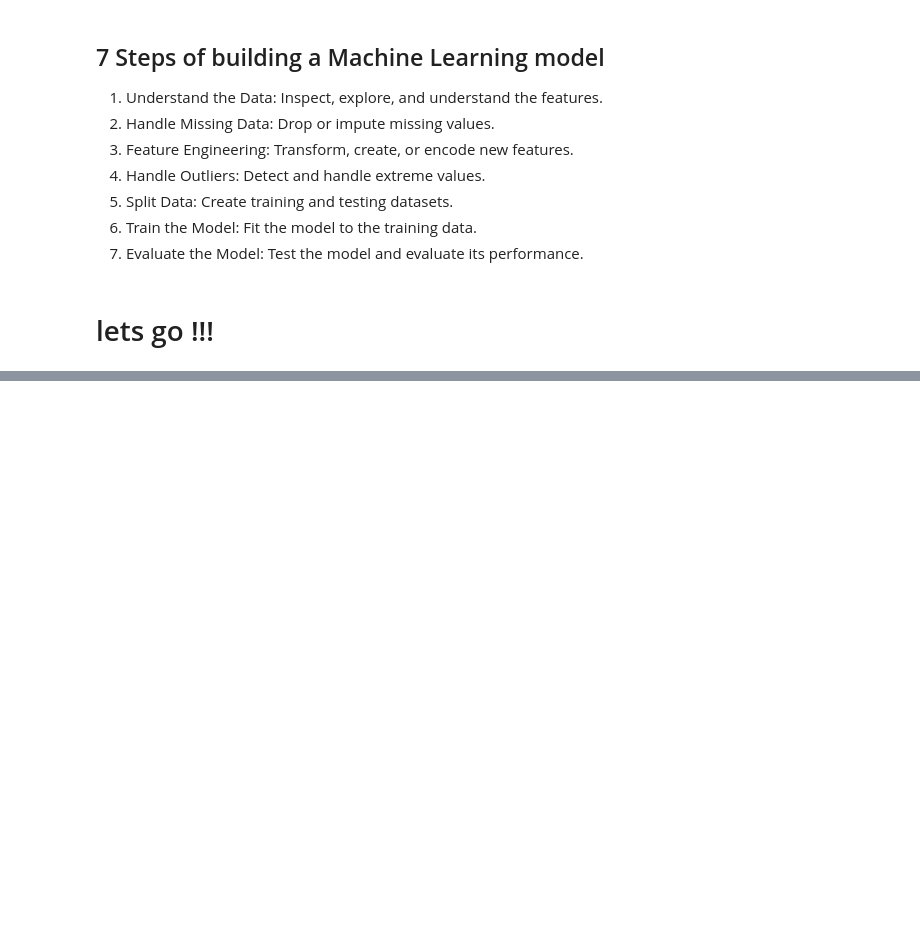
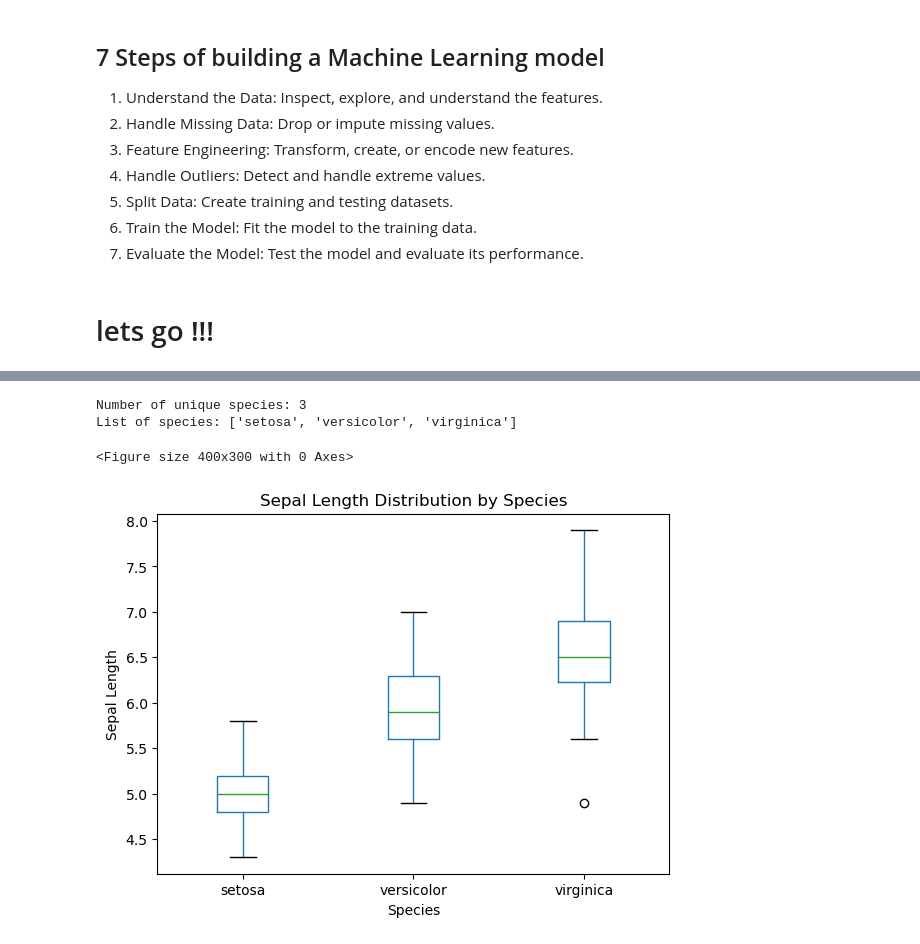
Before and after one commit to ReDI-School/F24-Berlin-Machine-Learning, a Jupyter notebook: Lessons/Session_3_Intro_to_ML/homework.ipynb, the cells around one changed output, grey strips where cells are left out. Cells and saved outputs as stored; diff of their text form; code cells hidden in the pictures; blank space fills up the shorter version.

```diff
--- a/Lessons/Session_3_Intro_to_ML/homework.ipynb
+++ b/Lessons/Session_3_Intro_to_ML/homework.ipynb
@@ -34,0 +34,2 @@ import sklearn as sns
+# %%
+df = sns.load_dataset('iris')
@@ -34,0 +93,21 @@ import sklearn as sns
+# %%
+species_count = df['species'].nunique()
+species_list = df['species'].unique().tolist()
+
+
+print(f"Number of unique species: {species_count}")
+print(f"List of species: {species_list}")
+# %% [output]
+Number of unique species: 3
+List of species: ['setosa', 'versicolor', 'virginica']
+# %%
+plt.figure(figsize=(4,3))
+df.boxplot(column='sepal_length', by='species', grid=False)
+plt.title('Sepal Length Distribution by Species')
+plt.suptitle('')
+plt.xlabel('Species')
+plt.ylabel('Sepal Length')
+plt.show()
+# %% [output]
+<Figure size 400x300 with 0 Axes>
+[figure, added]
```
Also changed, not shown: parts of 21 cells of this notebook.
